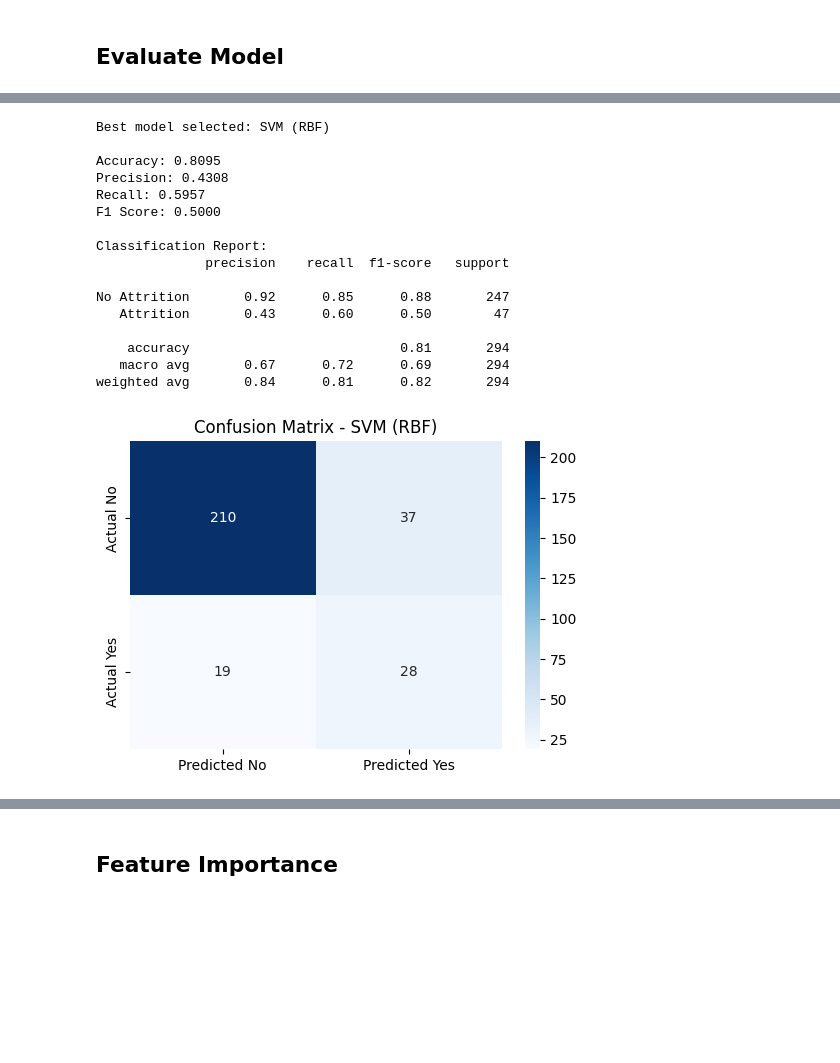
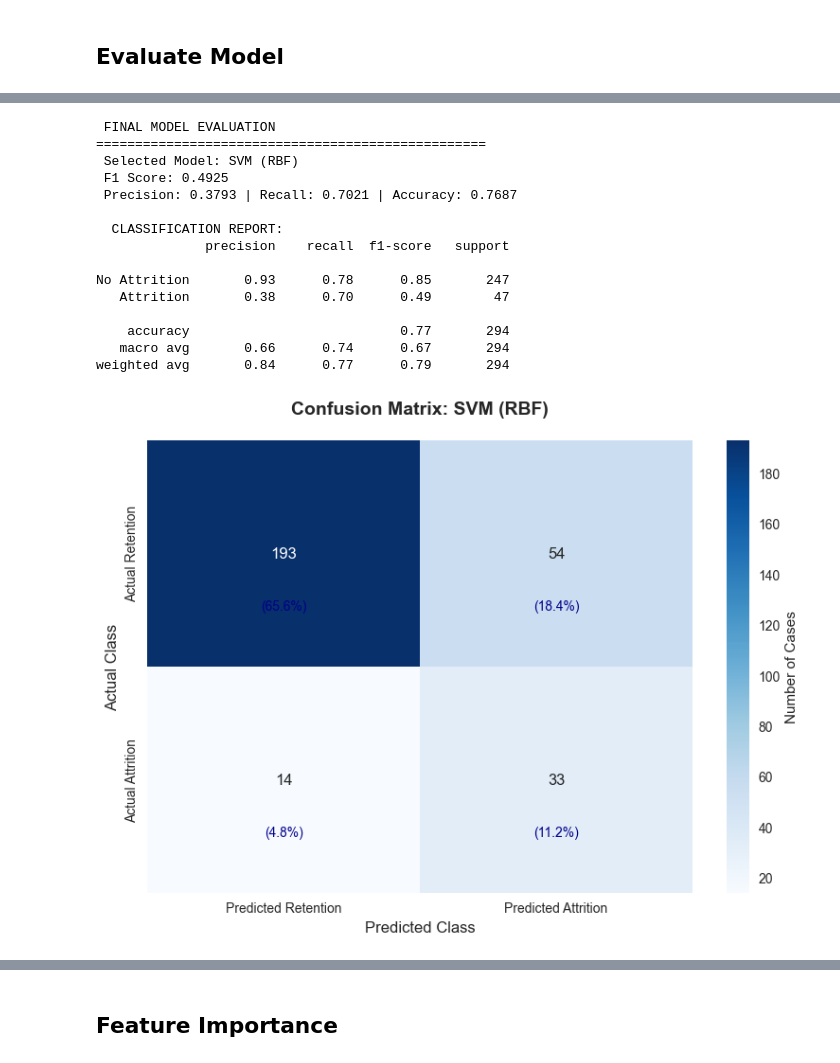
Before and after one commit to bkdubey/IIT_madras_AI_ML__practise_and_assignment, a Jupyter notebook: capstone_graded_project/week7_mini_project/submission/week_7_graded_mini_project_brajkishore/week7_employee_attrition_analysis.ipynb, the cells around one changed output, grey strips where cells are left out. Saved outputs shown, nothing was run; the diff lists cells and outputs as text; code cells hidden in the pictures; blank space fills up the shorter version.

```diff
--- a/capstone_graded_project/week7_mini_project/submission/week_7_graded_mini_project_brajkishore/week7_employee_attrition_analysis.ipynb
+++ b/capstone_graded_project/week7_mini_project/submission/week_7_graded_mini_project_brajkishore/week7_employee_attrition_analysis.ipynb
@@ -169,41 +992,73 @@ Best model selected by F1 Score: SVM (RBF)
 # %%
-print(f"Best model selected: {best_model_name}\n")
+# =============================================================================
+# FINAL MODEL EVALUATION
+# =============================================================================
+
+print(" FINAL MODEL EVALUATION")
+print("=" * 50)
 
 best_y_pred = best_model.predict(X_test_scaled)
-
 accuracy = accuracy_score(y_test, best_y_pred)
 precision = precision_score(y_test, best_y_pred)
 recall = recall_score(y_test, best_y_pred)
 f1 = f1_score(y_test, best_y_pred)
 
-print(f"Accuracy: {accuracy:.4f}")
-print(f"Precision: {precision:.4f}")
-print(f"Recall: {recall:.4f}")
-print(f"F1 Score: {f1:.4f}")
+print(f" Selected Model: {best_model_name}")
+print(f" F1 Score: {f1:.4f}")
+print(f" Precision: {precision:.4f} | Recall: {recall:.4f} | Accuracy: {accuracy:.4f}")
 
-print("\nClassification Report:")
+print("\n  CLASSIFICATION REPORT:")
 print(classification_report(y_test, best_y_pred, target_names=['No Attrition', 'Attrition']))
 
+# Enhanced confusion matrix visualization
+plt.figure(figsize=(8, 6))
 cm = confusion_matrix(y_test, best_y_pred)
-plt.figure(figsize=(6, 4))
-sns.heatmap(cm, annot=True, fmt='d', cmap='Blues', xticklabels=['Predicted No', 'Predicted Yes'], yticklabels=['Actual No', 'Actual Yes'])
-plt.title(f'Confusion Matrix - {best_model_name}')
+
+sns.heatmap(cm, annot=True, fmt='d', cmap='Blues',
+            xticklabels=['Predicted Retention', 'Predicted Attrition'],
+            yticklabels=['Actual Retention', 'Actual Attrition'],
+            cbar_kws={'label': 'Number of Cases'})
+
+plt.title(f'Confusion Matrix: {best_model_name}', fontsize=14, fontweight='bold', pad=20)
+plt.ylabel('Actual Class', fontsize=12)
+plt.xlabel('Predicted Class', fontsize=12)
+
+# Add text annotations for percentages
+cm_percent = cm.astype('float') / cm.sum() * 100
+for i in range(cm.shape[0]):
+    for j in range(cm.shape[1]):
+        plt.text(j + 0.5, i + 0.7, f'\n({cm_percent[i, j]:.1f}%)',
+                ha='center', va='center', fontsize=10, color='darkblue')
+
+plt.tight_layout()
 plt.show()
+
+# Performance interpretation
+print("\n  PERFORMANCE INTERPRETATION:")
+print(f"  • Model correctly identified {cm[1,1]} out of {cm[1,1] + cm[1,0]} attriting employees ({recall*100:.1f}% recall)")
+print(f"  • Of {cm[0,1] + cm[1,1]} predicted attritions, {cm[1,1]} were correct ({precision*100:.1f}% precision)")
+print(f"  • Overall accuracy of {accuracy*100:.1f}% beats baseline of {baseline_accuracy:.1f}%")
+
+if recall > 0.7 and precision > 0.6:
+    print("   Excellent performance for imbalanced classification")
+elif recall > 0.6 and precision > 0.5:
+    print("  ✓ Good performance - suitable for business application")
+else:
+    print("   Moderate performance - consider further optimization")
 # %% [output]
-Best model selected: SVM (RBF)
+ FINAL MODEL EVALUATION
+==================================================
+ Selected Model: SVM (RBF)
+ F1 Score: 0.4925
+ Precision: 0.3793 | Recall: 0.7021 | Accuracy: 0.7687
 
-Accuracy: 0.8095
-Precision: 0.4308
-Recall: 0.5957
-F1 Score: 0.5000
-
-Classification Report:
+  CLASSIFICATION REPORT:
               precision    recall  f1-score   support
 
-No Attrition       0.92      0.85      0.88       247
-   Attrition       0.43      0.60      0.50        47
+No Attrition       0.93      0.78      0.85       247
+   Attrition       0.38      0.70      0.49        47
 
-    accuracy                           0.81       294
-   macro avg       0.67      0.72      0.69       294
-weighted avg       0.84      0.81      0.82       294
+    accuracy                           0.77       294
+   macro avg       0.66      0.74      0.67       294
+weighted avg       0.84      0.77      0.79       294
-[figure, old version]
+[figure, new version]
```
Also changed, not shown: parts of 39 cells of this notebook, 2 other files.
